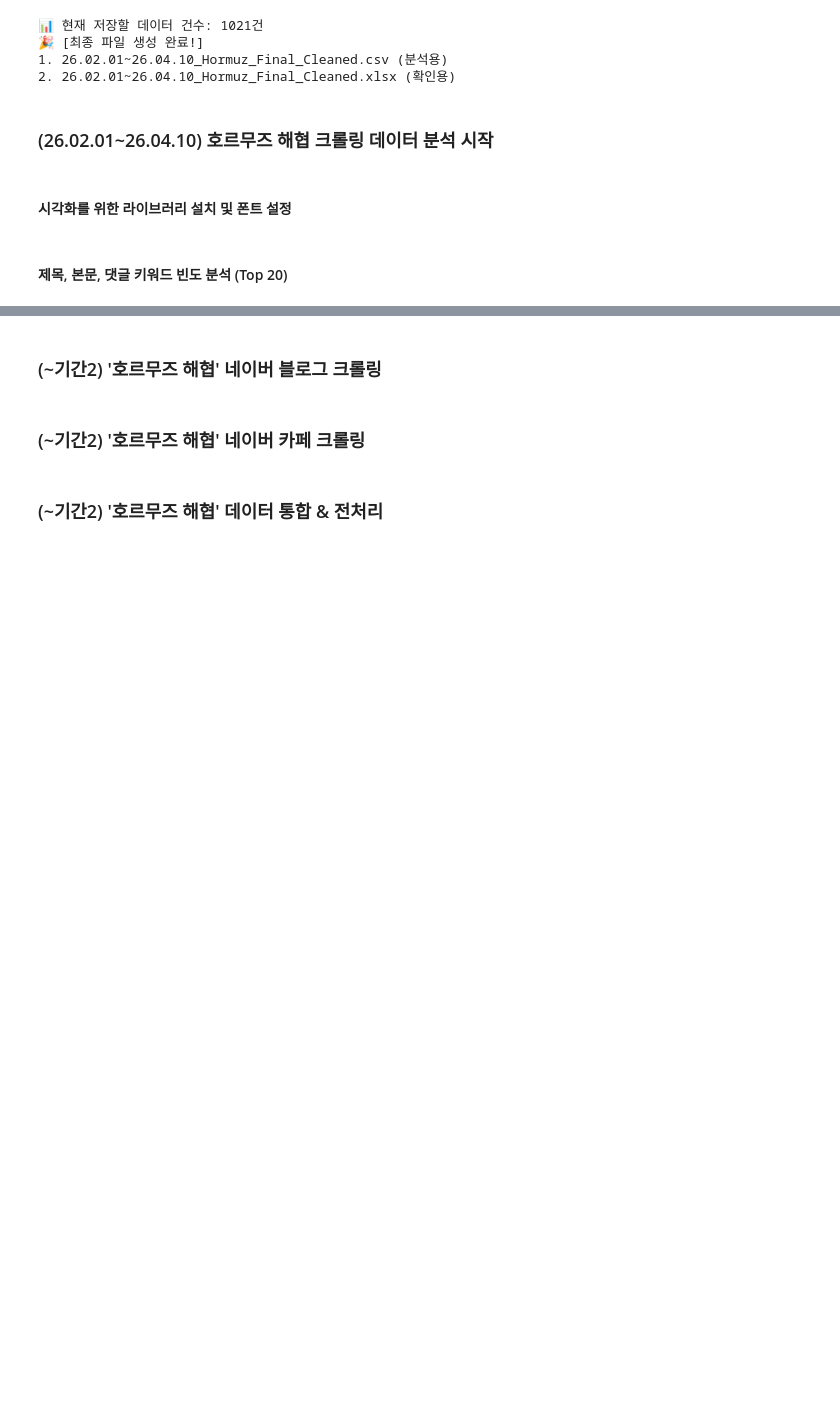
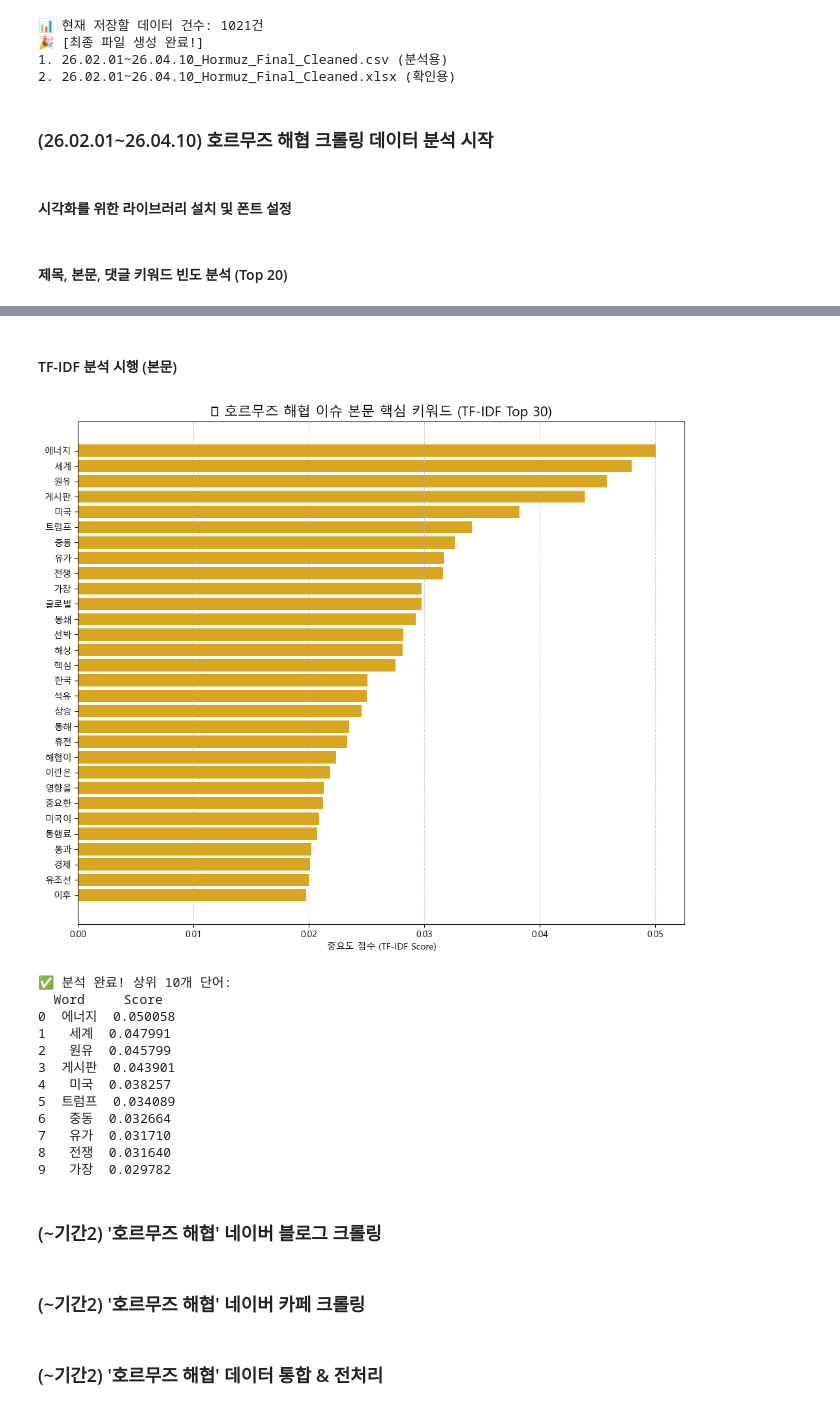
Before and after one commit to taehatae/Crawling_practice, a Jupyter notebook: 중간고사팀프로젝트/중간고사팀프로젝트_황태하_신형진.ipynb, the cells around one changed output, grey strips where cells are left out. Drawn from its saved outputs; the diff is of its cells as text; code cells hidden in the pictures; blank space fills up the shorter version.

```diff
--- a/중간고사팀프로젝트/중간고사팀프로젝트_황태하_신형진.ipynb
+++ b/중간고사팀프로젝트/중간고사팀프로젝트_황태하_신형진.ipynb
@@ -851,3 +894,47 @@ plt.show()
+# %% [markdown]
+#### TF-IDF 분석 시행 (본문)
+# %%
+from sklearn.feature_extraction.text import TfidfVectorizer
+import pandas as pd
+import matplotlib.pyplot as plt
+
+# 1. TF-IDF 벡터라이저 설정
+# 본문의 핵심 단어를 잘 포착하기 위해 상위 1,000개 단어를 추출합니다.
+tfidf_vec = TfidfVectorizer(max_features=1000)
+tfidf_matrix = tfidf_vec.fit_transform(df_total['doc_final'].fillna(""))
+
+# 2. 단어별 평균 TF-IDF 점수 추출
+words = tfidf_vec.get_feature_names_out()
+scores = tfidf_matrix.mean(axis=0).tolist()[0]
+
+# 3. 데이터프레임 생성 및 정렬
+df_tfidf_res = pd.DataFrame(list(zip(words, scores)), columns=['Word', 'Score'])
+df_tfidf_res = df_tfidf_res.sort_values(by='Score', ascending=False).reset_index(drop=True)
+
+# 4. 시각화 (상위 30개)
+plt.figure(figsize=(12, 10))
+plt.barh(df_tfidf_res['Word'][:30][::-1], df_tfidf_res['Score'][:30][::-1], color='goldenrod')
+plt.title('🌟 호르무즈 해협 이슈 본문 핵심 키워드 (TF-IDF Top 30)', fontsize=15)
+plt.xlabel('중요도 점수 (TF-IDF Score)')
+plt.grid(axis='x', linestyle='--', alpha=0.6)
+plt.show()
+
+print("✅ 분석 완료! 상위 10개 단어:")
+print(df_tfidf_res.head(10))
+# %% [output]
+[figure, added]
+✅ 분석 완료! 상위 10개 단어:
+  Word     Score
+0  에너지  0.050058
+1   세계  0.047991
+2   원유  0.045799
+3  게시판  0.043901
+4   미국  0.038257
+5  트럼프  0.034089
+6   중동  0.032664
+7   유가  0.031710
+8   전쟁  0.031640
+9   가장  0.029782
 # %% [markdown]
 ### (~기간2) '호르무즈 해협' 네이버 블로그 크롤링
 # %% [markdown]
```
Also changed, not shown: parts of 5 cells of this notebook, 3 other files.
